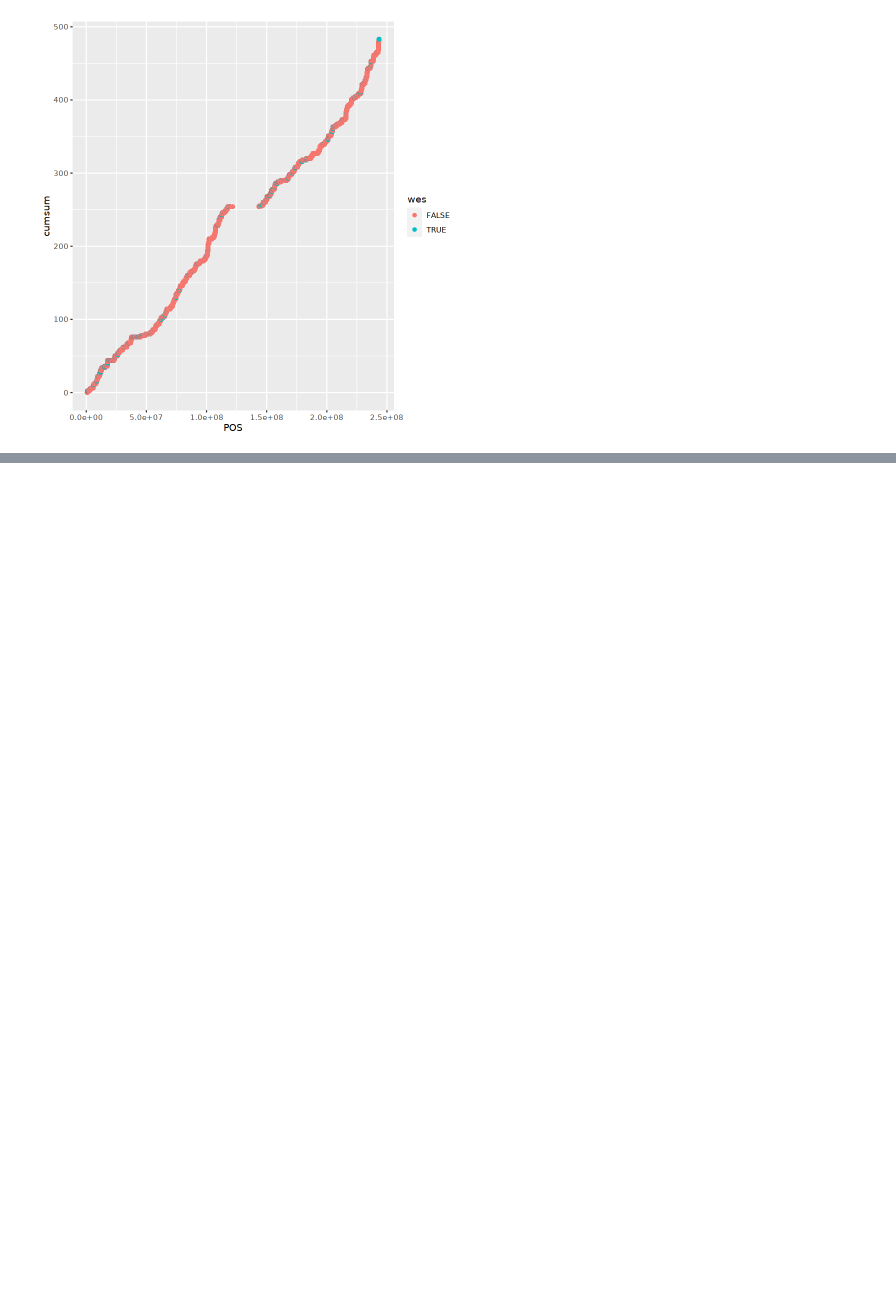
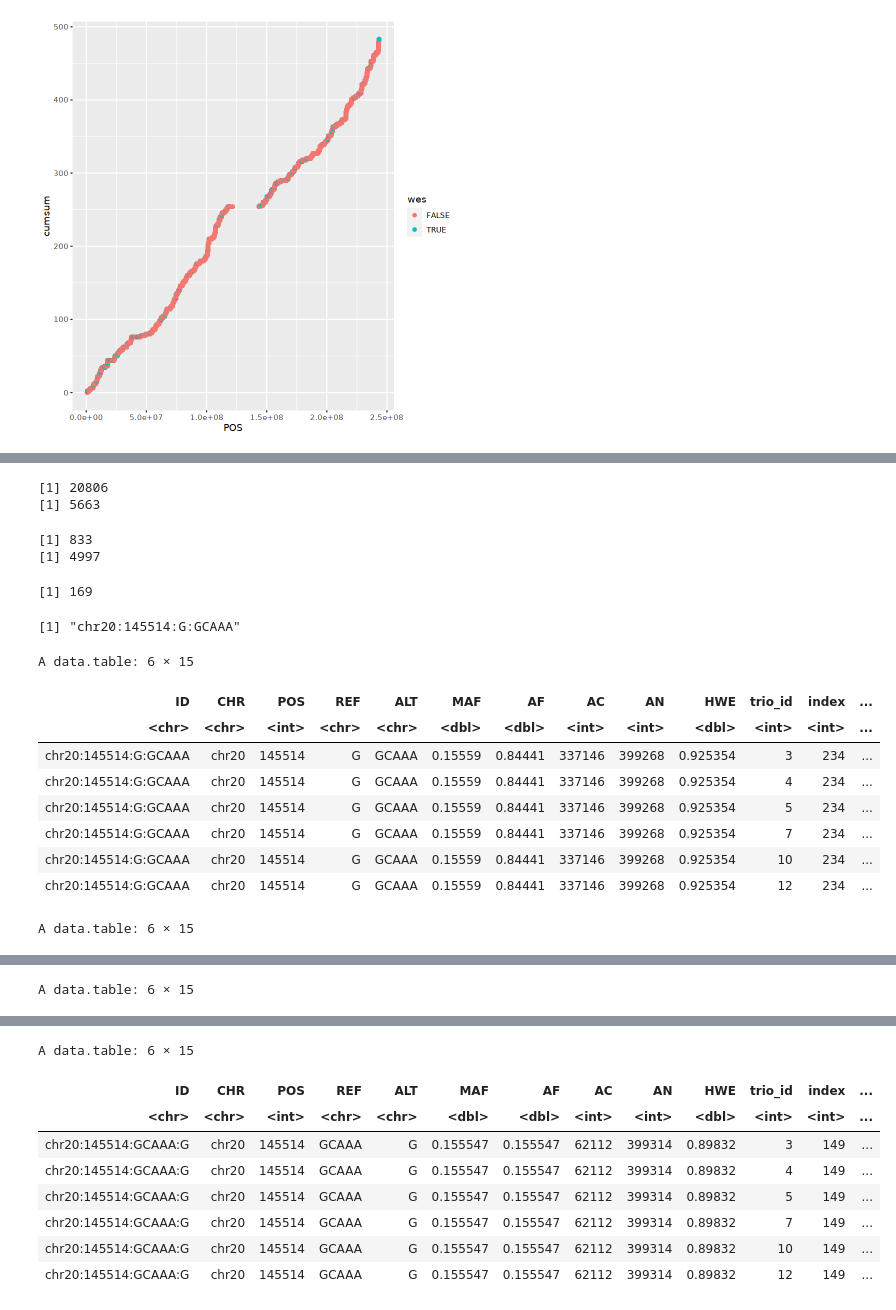
Before and after one commit to frhl/wes_ko_ukbb, a Jupyter notebook: notebooks/bconf.ipynb, the cells around one changed output, grey strips where cells are left out. Cells and saved outputs as stored; diff of their text form; code cells hidden in the pictures; blank space fills up the shorter version.

```diff
--- a/notebooks/bconf.ipynb
+++ b/notebooks/bconf.ipynb
@@ -198,0 +190,3 @@ args <- list(
+# %%
+d4 <- fread('data/phased/wes_union_calls/200k/shapeit4/with_parents/ukb_eur_wes_union_calls_200k_chr20.txt')
+d5 <- fread('data/phased/wes_union_calls/200k/shapeit5/parents/ukb_wes_union_calls_200k_shapeit5_parents_chr20.txt')
@@ -198,0 +206,5 @@ args <- list(
+# %%
+d4$ID <- paste0(d4$CHR, ":", d4$POS, ":",d4$REF, ":", d4$ALT)
+d4$ID_flip <-  paste0(d4$CHR, ":", d4$POS, ":",d4$ALT, ":", d4$REF)
+d5$ID <- paste0(d5$CHR, ":", d5$POS, ":",d5$REF, ":", d5$ALT)
+d5$ID_flip <-  paste0(d5$CHR, ":", d5$POS, ":",d5$ALT, ":", d5$REF)
@@ -198,0 +215,34 @@ args <- list(
+# %%
+# there are 20K unique variants in S4 file but only 5K unique variants in S5 file.
+print(length(id4_uniq)); print(length(id5_uniq))
+# %% [output]
+[1] 20806
+[1] 5663
+# %%
+print(sum(id5_uniq %in% id4_uniq)); print(sum(id5_uniq %in% id4_flip_uniq))
+# %% [output]
+[1] 833
+[1] 4997
+# %%
+bad_boys <- id5_uniq[id5_uniq %in% id4_uniq & id5_uniq %in% id4_flip_uniq]
+length(bad_boys)
+bad_boys[1]
+# %% [output]
+[1] 169
+[1] "chr20:145514:G:GCAAA"
+# %%
+head(d5[d5$ID %in% "chr20:145514:G:GCAAA"])
+head(d5[d5$ID_flip %in% "chr20:145514:G:GCAAA"])
+head(d4[d4$ID %in% "chr20:145514:G:GCAAA"])
+head(d4[d4$ID_flip %in% "chr20:145514:G:GCAAA"])
+# %% [output]
+A data.table: 6 × 15
+| ID | CHR | POS | REF | ALT | MAF | AF | AC | AN | HWE | trio_id | index | ... |
+| <chr> | <chr> | <int> | <chr> | <chr> | <dbl> | <dbl> | <int> | <int> | <dbl> | <int> | <int> | ... |
+| chr20:145514:G:GCAAA | chr20 | 145514 | G | GCAAA | 0.15559 | 0.84441 | 337146 | 399268 | 0.925354 | 3 | 234 | ... |
+| chr20:145514:G:GCAAA | chr20 | 145514 | G | GCAAA | 0.15559 | 0.84441 | 337146 | 399268 | 0.925354 | 4 | 234 | ... |
+| chr20:145514:G:GCAAA | chr20 | 145514 | G | GCAAA | 0.15559 | 0.84441 | 337146 | 399268 | 0.925354 | 5 | 234 | ... |
+| chr20:145514:G:GCAAA | chr20 | 145514 | G | GCAAA | 0.15559 | 0.84441 | 337146 | 399268 | 0.925354 | 7 | 234 | ... |
+| chr20:145514:G:GCAAA | chr20 | 145514 | G | GCAAA | 0.15559 | 0.84441 | 337146 | 399268 | 0.925354 | 10 | 234 | ... |
+| chr20:145514:G:GCAAA | chr20 | 145514 | G | GCAAA | 0.15559 | 0.84441 | 337146 | 399268 | 0.925354 | 12 | 234 | ... |
+A data.table: 6 × 15
@@ -198,0 +257 @@ args <- list(
+A data.table: 6 × 15
@@ -198,0 +266,9 @@ args <- list(
+A data.table: 6 × 15
+| ID | CHR | POS | REF | ALT | MAF | AF | AC | AN | HWE | trio_id | index | ... |
+| <chr> | <chr> | <int> | <chr> | <chr> | <dbl> | <dbl> | <int> | <int> | <dbl> | <int> | <int> | ... |
+| chr20:145514:GCAAA:G | chr20 | 145514 | GCAAA | G | 0.155547 | 0.155547 | 62112 | 399314 | 0.89832 | 3 | 149 | ... |
+| chr20:145514:GCAAA:G | chr20 | 145514 | GCAAA | G | 0.155547 | 0.155547 | 62112 | 399314 | 0.89832 | 4 | 149 | ... |
+| chr20:145514:GCAAA:G | chr20 | 145514 | GCAAA | G | 0.155547 | 0.155547 | 62112 | 399314 | 0.89832 | 5 | 149 | ... |
+| chr20:145514:GCAAA:G | chr20 | 145514 | GCAAA | G | 0.155547 | 0.155547 | 62112 | 399314 | 0.89832 | 7 | 149 | ... |
+| chr20:145514:GCAAA:G | chr20 | 145514 | GCAAA | G | 0.155547 | 0.155547 | 62112 | 399314 | 0.89832 | 10 | 149 | ... |
+| chr20:145514:GCAAA:G | chr20 | 145514 | GCAAA | G | 0.155547 | 0.155547 | 62112 | 399314 | 0.89832 | 12 | 149 | ... |
```
Also changed, not shown: parts of 17 cells of this notebook, 6 other files.
